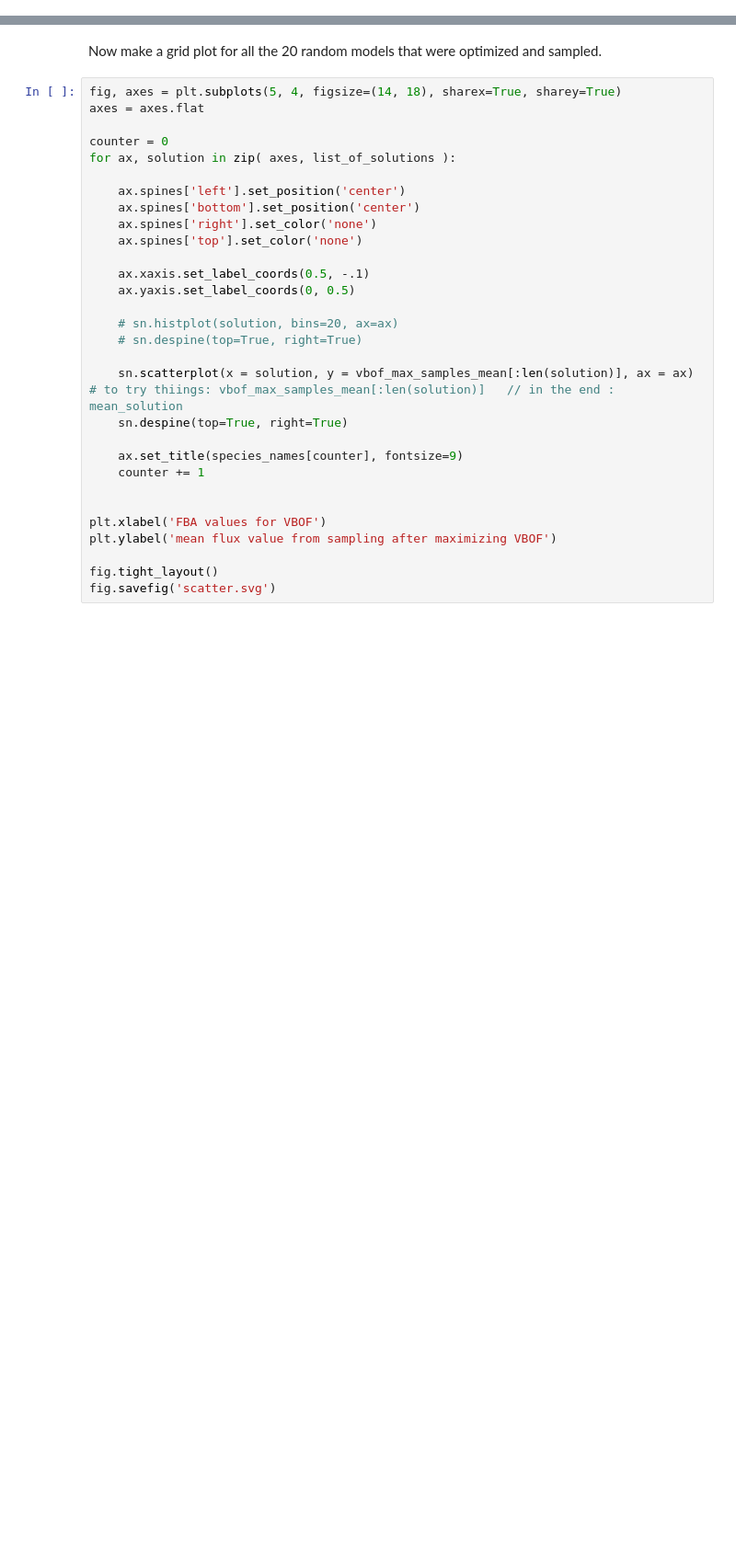
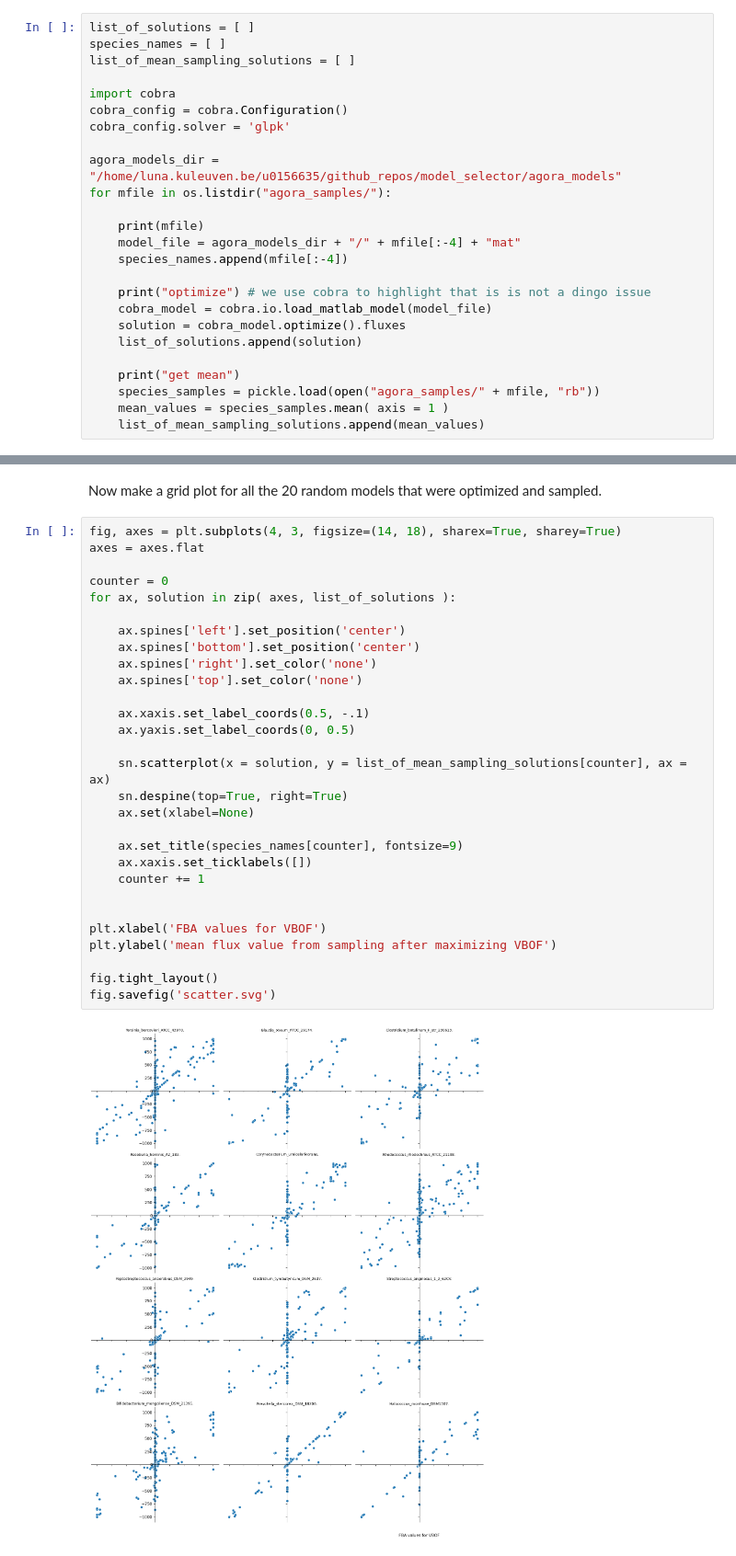
Before and after one commit to hariszaf/dingo, a Jupyter notebook: tutorials/vbof.ipynb, the cells around one changed output, grey strips where cells are left out. Shown: that part at 92% size. Drawn from its saved outputs; the diff is of its cells as text; blank space fills up the shorter version.

Commit message:
fba vs sampling plots for agora models

```diff
--- a/tutorials/vbof.ipynb
+++ b/tutorials/vbof.ipynb
@@ -177,3 +162,28 @@ for mfile in os.listdir(agora_models_dir):
         counter += 1
 
     index += 1
+# %%
+list_of_solutions = [ ]
+species_names = [ ]
+list_of_mean_sampling_solutions = [ ]
+
+import cobra
+cobra_config = cobra.Configuration()
+cobra_config.solver = 'glpk'
+
+agora_models_dir = "/home/luna.kuleuven.be/u0156635/github_repos/model_selector/agora_models"
+for mfile in os.listdir("agora_samples/"):
+
+    print(mfile)
+    model_file = agora_models_dir + "/" + mfile[:-4] + "mat"
+    species_names.append(mfile[:-4])
+
+    print("optimize") # we use cobra to highlight that is is not a dingo issue
+    cobra_model = cobra.io.load_matlab_model(model_file)
+    solution = cobra_model.optimize().fluxes
+    list_of_solutions.append(solution)
+
+    print("get mean")
+    species_samples = pickle.load(open("agora_samples/" + mfile, "rb"))
+    mean_values = species_samples.mean( axis = 1 )
+    list_of_mean_sampling_solutions.append(mean_values)
@@ -180,32 +221,33 @@ for mfile in os.listdir(agora_models_dir):
 # %% [markdown]
 Now make a grid plot for all the 20 random models that were optimized and sampled.
 # %%
-fig, axes = plt.subplots(5, 4, figsize=(14, 18), sharex=True, sharey=True)
+fig, axes = plt.subplots(4, 3, figsize=(14, 18), sharex=True, sharey=True)
 axes = axes.flat
 
 counter = 0
 for ax, solution in zip( axes, list_of_solutions ):
 
     ax.spines['left'].set_position('center')
     ax.spines['bottom'].set_position('center')
     ax.spines['right'].set_color('none')
     ax.spines['top'].set_color('none')
 
     ax.xaxis.set_label_coords(0.5, -.1)
     ax.yaxis.set_label_coords(0, 0.5)
 
-    # sn.histplot(solution, bins=20, ax=ax)
-    # sn.despine(top=True, right=True)
-
-    sn.scatterplot(x = solution, y = vbof_max_samples_mean[:len(solution)], ax = ax) # to try thiings: vbof_max_samples_mean[:len(solution)]   // in the end : mean_solution
+    sn.scatterplot(x = solution, y = list_of_mean_sampling_solutions[counter], ax = ax)
     sn.despine(top=True, right=True)
+    ax.set(xlabel=None)
 
     ax.set_title(species_names[counter], fontsize=9)
+    ax.xaxis.set_ticklabels([])
     counter += 1
 
 
 plt.xlabel('FBA values for VBOF')
 plt.ylabel('mean flux value from sampling after maximizing VBOF')
 
 fig.tight_layout()
 fig.savefig('scatter.svg')
+# %% [output]
+[figure, added]
```
Also changed, not shown: parts of 2 cells of this notebook.
